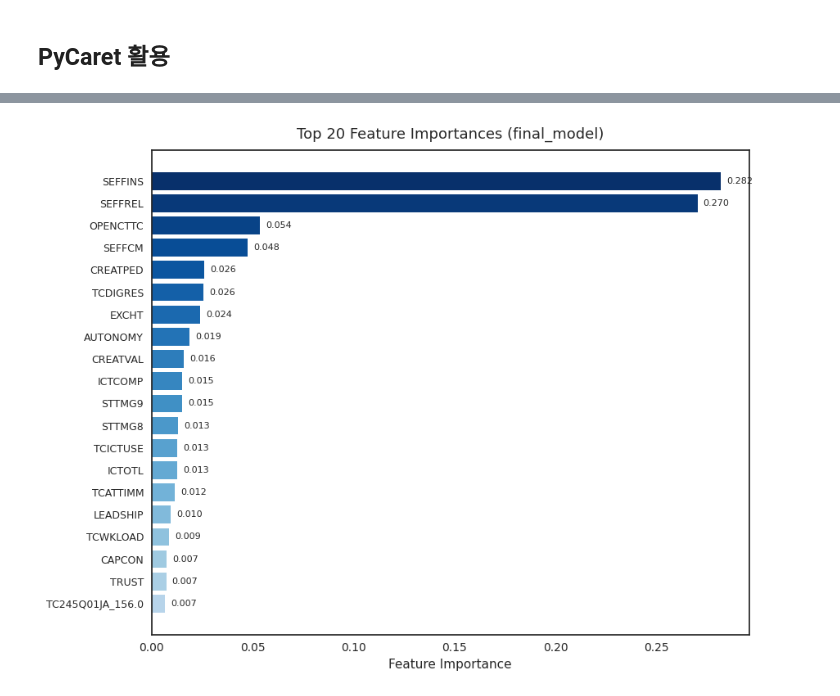
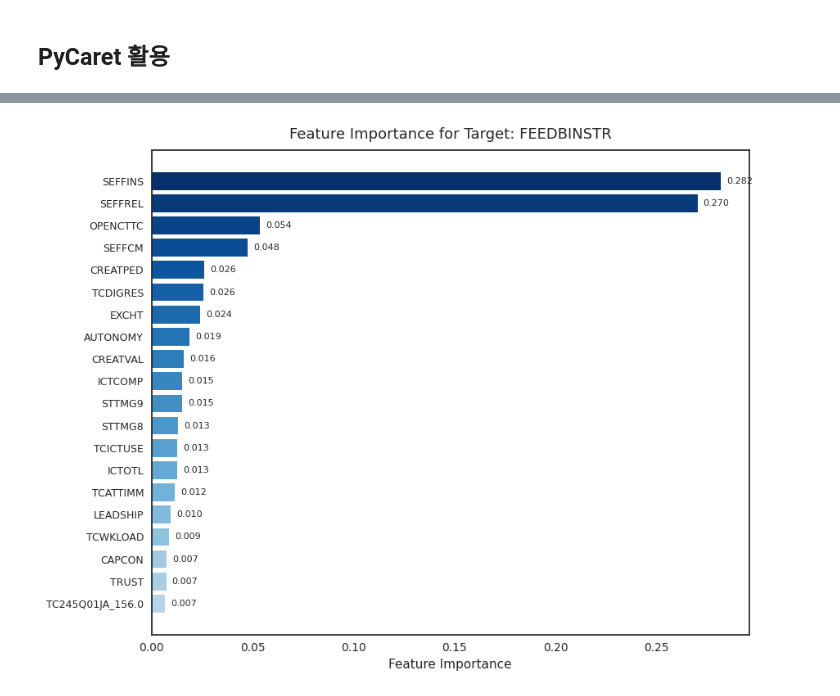
Before and after one commit to codingalzi/pisa, a Jupyter notebook: p2022/teachers_PyCaret_gbr.ipynb, the cells around one changed output, grey strips where cells are left out. Saved outputs shown, nothing was run; the diff lists cells and outputs as text; code cells hidden in the pictures.

```diff
--- a/p2022/teachers_PyCaret_gbr.ipynb
+++ b/p2022/teachers_PyCaret_gbr.ipynb
@@ -518,32 +494,33 @@ feat_scores_plot = [feat_scores[i] for i in indices][::-1]
 
 plt.figure(figsize=(9, 7))
 
 colors = plt.cm.Blues(
     [0.3 + 0.7 * (i / max(1, len(feat_scores_plot) - 1))
      for i in range(len(feat_scores_plot))]
 )
 bars = plt.barh(
     range(len(feat_scores_plot)),
     feat_scores_plot,
     color=colors,
     edgecolor="none"
 )
 
 plt.yticks(range(len(feat_scores_plot)), feat_names_plot, fontsize=9)
 plt.xlabel("Feature Importance", fontsize=11)
-plt.title("Top 20 Feature Importances (final_model)", fontsize=13, pad=10)
+plt.title("Feature Importance for Target: FEEDBINSTR", fontsize=13, pad=10)
+
 
 for bar, score in zip(bars, feat_scores_plot):
     width = bar.get_width()
     plt.text(
         width + max(feat_scores_plot) * 0.01,
         bar.get_y() + bar.get_height() / 2,
         f"{score:.3f}",
         va="center",
         fontsize=8
     )
 
 plt.tight_layout()
 plt.show()
 # %% [output]
-[figure, old version]
+[figure, new version]
```
Also changed, not shown: parts of 5 cells of this notebook.
